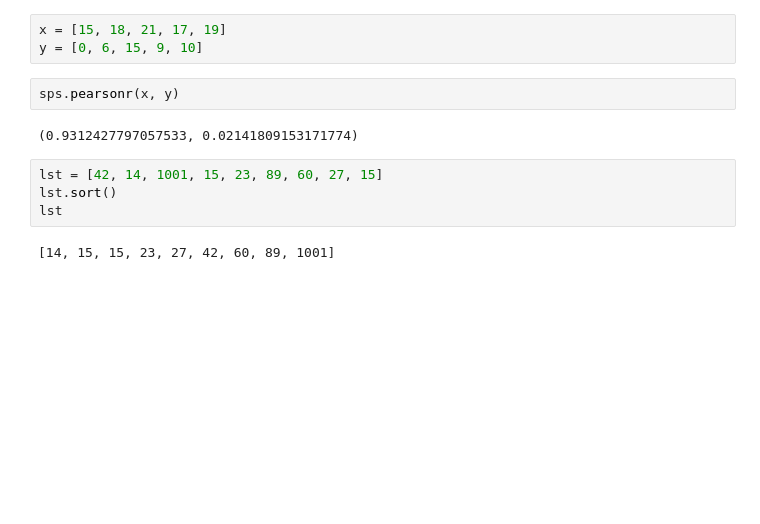
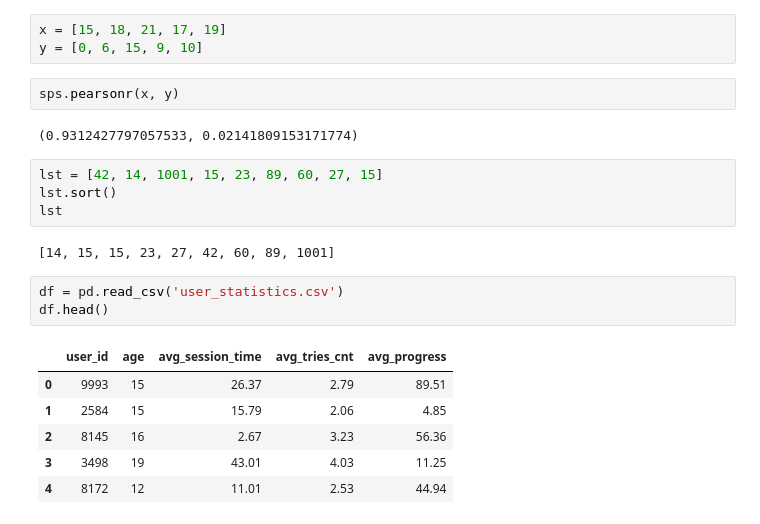
Before and after one commit to gbrs/sirius_data_analysis, a Jupyter notebook: module_4_tasks.ipynb, the cells around one changed output. Drawn from its saved outputs; the diff is of its cells as text; blank space fills up the shorter version.

```diff
--- a/module_4_tasks.ipynb
+++ b/module_4_tasks.ipynb
@@ -84,3 +85,13 @@ lst.sort()
 lst
 # %% [output]
 [14, 15, 15, 23, 27, 42, 60, 89, 1001]
+# %%
+df = pd.read_csv('user_statistics.csv')
+df.head()
+# %% [output]
+|  | user_id | age | avg_session_time | avg_tries_cnt | avg_progress |
+| 0 | 9993 | 15 | 26.37 | 2.79 | 89.51 |
+| 1 | 2584 | 15 | 15.79 | 2.06 | 4.85 |
+| 2 | 8145 | 16 | 2.67 | 3.23 | 56.36 |
+| 3 | 3498 | 19 | 43.01 | 4.03 | 11.25 |
+| 4 | 8172 | 12 | 11.01 | 2.53 | 44.94 |
```
Also changed, not shown: parts of 3 cells of this notebook, 1 other file.
